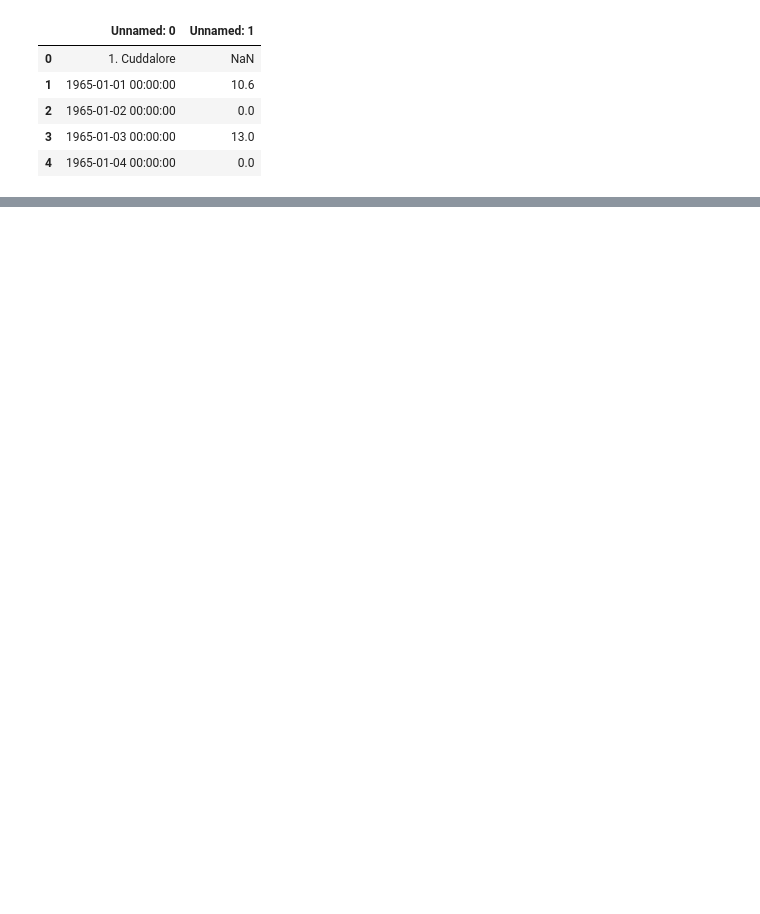
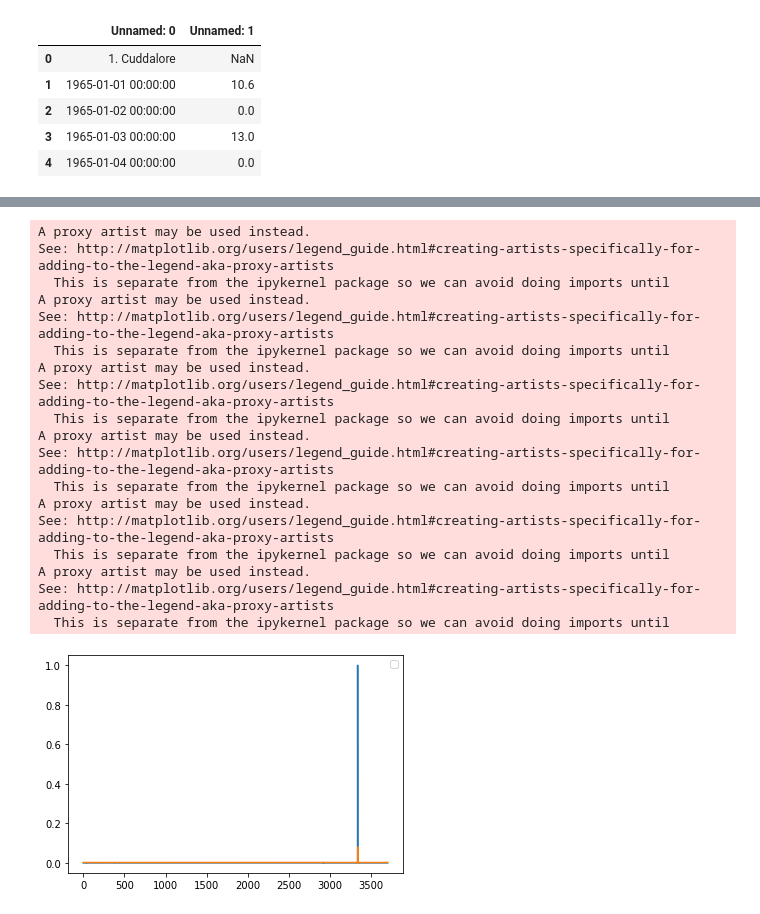
Before and after one commit to VishnuBhaarath/Rainfallpred, a Jupyter notebook: LSTMsinglelayermae100.ipynb, the cells around one changed output, grey strips where cells are left out. Saved outputs shown, nothing was run; the diff lists cells and outputs as text; code cells hidden in the pictures; blank space fills up the shorter version.

```diff
--- a/LSTMsinglelayermae100.ipynb
+++ b/LSTMsinglelayermae100.ipynb
@@ -321,7 +325,7 @@ in_seq = in_seq.reshape((12000, 1))
 in_seqtest1 = in_seqtest1.reshape((3704, 1))
 
 in_seq1 = in_seq1.reshape((12000, 1))
-in_seqt11 = in_seqt11.reshape((3705, 1))
+in_seqt11 = in_seqt11.reshape((3704, 1))
 
 in_seq12 = in_seq12.reshape((12000, 1))
 in_seqt112 = in_seqt112.reshape((3674, 1))
@@ -591,3 +647,8 @@ r2_score(y_test,ypred1)
+# %%
+model = keras.Sequential()
+model.add(keras.layers.LSTM(100, activation='relu', input_shape=(n_steps, 1)))
+model.add(keras.layers.Dense(1))
+model.compile(optimizer='adam', loss='mse',metrics=['accuracy'])
 # %%
 model.fit(X1, y1, validation_data=(X_test1,y_test1),epochs=50)
 # %% [output]
@@ -643,0 +705,27 @@ r2_score(y_test1,ypred1)
+# %%
+ypred1[ypred1<0] = 0
+# %%
+plt.plot(y_test1)
+plt.plot(ypred1)
+plt.legend("Actual","predicted")
+plt.show()
+# %% [output]
+A proxy artist may be used instead.
+See: http://matplotlib.org/users/legend_guide.html#creating-artists-specifically-for-adding-to-the-legend-aka-proxy-artists
+  This is separate from the ipykernel package so we can avoid doing imports until
+A proxy artist may be used instead.
+See: http://matplotlib.org/users/legend_guide.html#creating-artists-specifically-for-adding-to-the-legend-aka-proxy-artists
+  This is separate from the ipykernel package so we can avoid doing imports until
+A proxy artist may be used instead.
+See: http://matplotlib.org/users/legend_guide.html#creating-artists-specifically-for-adding-to-the-legend-aka-proxy-artists
+  This is separate from the ipykernel package so we can avoid doing imports until
+A proxy artist may be used instead.
+See: http://matplotlib.org/users/legend_guide.html#creating-artists-specifically-for-adding-to-the-legend-aka-proxy-artists
+  This is separate from the ipykernel package so we can avoid doing imports until
+A proxy artist may be used instead.
+See: http://matplotlib.org/users/legend_guide.html#creating-artists-specifically-for-adding-to-the-legend-aka-proxy-artists
+  This is separate from the ipykernel package so we can avoid doing imports until
+A proxy artist may be used instead.
+See: http://matplotlib.org/users/legend_guide.html#creating-artists-specifically-for-adding-to-the-legend-aka-proxy-artists
+  This is separate from the ipykernel package so we can avoid doing imports until
+[figure, added]
```
Also changed, not shown: parts of 202 cells of this notebook.
